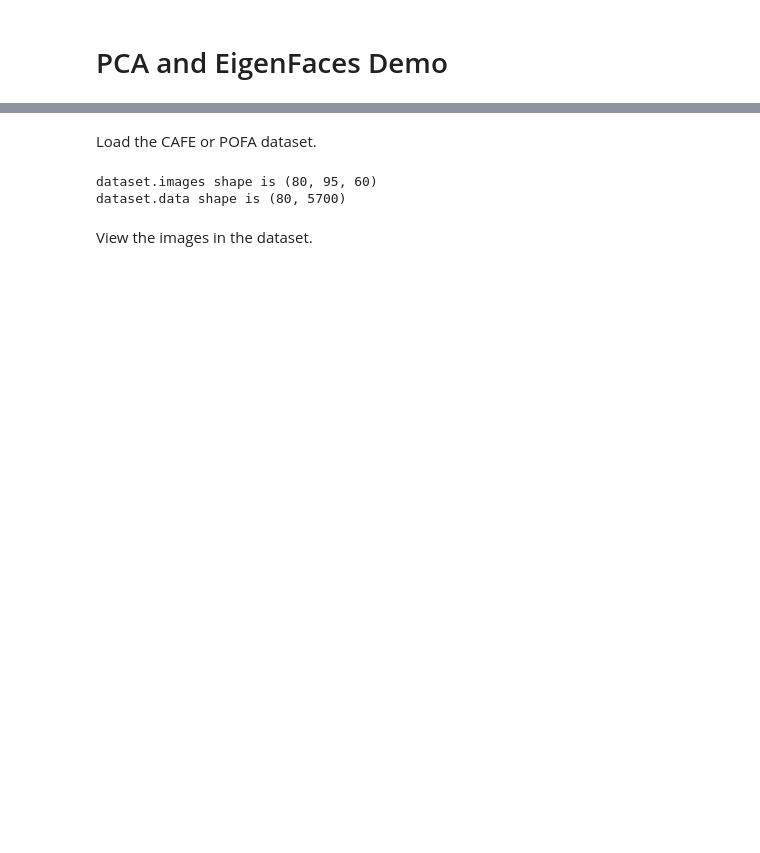
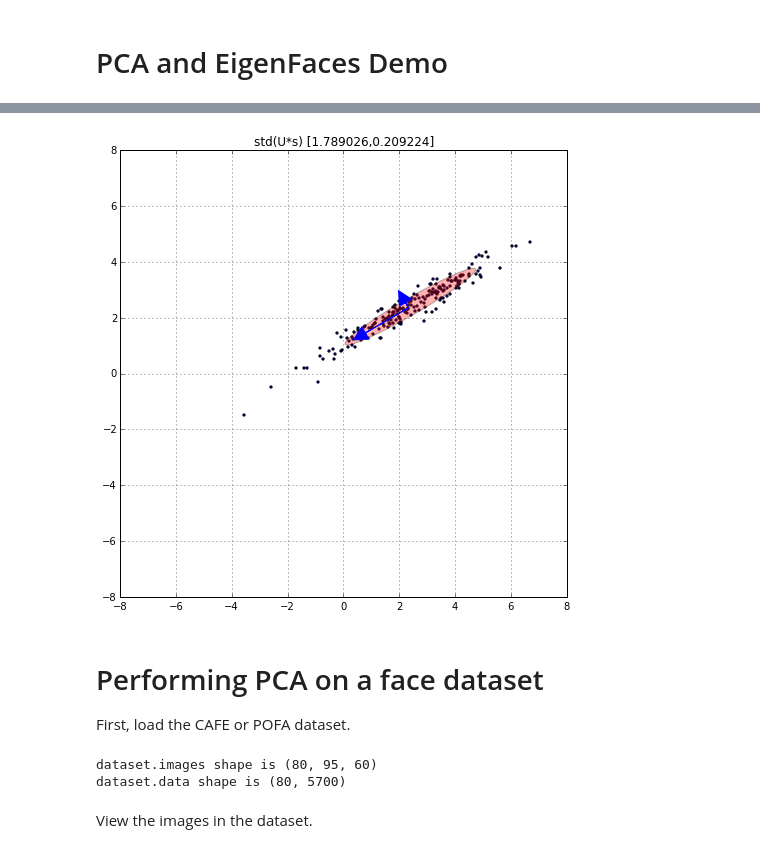
Before and after one commit to guruucsd/EigenfaceDemo, a Jupyter notebook: src/PCA Demo.ipynb, the cells around one changed output, grey strips where cells are left out. Drawn from its saved outputs; the diff is of its cells as text; code cells hidden in the pictures; blank space fills up the shorter version.

```diff
--- a/src/PCA Demo.ipynb
+++ b/src/PCA Demo.ipynb
@@ -15,5 +18,47 @@ from IPython.core.display import clear_output
+# %%
+from numpy.random import standard_normal
+from matplotlib.patches import Ellipse
+from numpy.linalg import svd
+@interact
+def plot_2d_pca(mu_x=FloatSlider(min=-3.0, max=3.0, value=0),
+                mu_y=FloatSlider(min=-3.0, max=3.0, value=0),
+                sigma_x=FloatSlider(min=0.2, max=1.8, value=1.8),
+                sigma_y=FloatSlider(min=0.2, max=1.8, value=0.3),
+                theta=FloatSlider(min=0.0, max=pi, value=pi/6), center=False):
+    mu=array([mu_x, mu_y])
+    sigma=array([sigma_x, sigma_y])
+    R=array([[cos(theta),-sin(theta)],[sin(theta),cos(theta)]])
+    X=dot(standard_normal((1000, 2)) * sigma[newaxis,:],R.T) + mu[newaxis,:]
+
+    # Plot the points and the ellipse
+    fig, ax = plt.subplots(figsize=(8,8))
+    ax.scatter(X[:200,0], X[:200,1], marker='.')
+    ax.grid()
+    M=8.0
+    ax.set_xlim([-M,M])
+    ax.set_ylim([-M,M])
+    e=Ellipse(xy=array([mu_x, mu_y]), width=sigma_x*3, height=sigma_y*3, angle=theta/pi*180,
+              facecolor=[1.0,0,0], alpha=0.3)
+    ax.add_artist(e)
+
+    # Perform PCA and plot the vectors
+    if center:
+        X_mean=X.mean(axis=0,keepdims=True)
+    else:
+        X_mean=zeros((1,2))
+
+    U,s,V =svd(X-X_mean, full_matrices=False)
+    for v in dot(diag(s/sqrt(X.shape[0])),V): # Each eigenvector
+        ax.arrow(X_mean[0,0],X_mean[0,1],-v[0],-v[1],
+                head_width=0.5, head_length=0.5, fc='b', ec='b')
+        Ustd=U.std(axis=0)
+        ax.set_title('std(U*s) [%f,%f]' % (Ustd[0]*s[0],Ustd[1]*s[1]))
+# %% [output]
+[figure, added]
 # %% [markdown]
-Load the CAFE or POFA dataset.
+# Performing PCA on a face dataset
+
+First, load the CAFE or POFA dataset.
 # %%
 import pickle
 dataset=pickle.load(open('cafe.pkl','r')) # or 'pofa.pkl' for POFA
```
Also changed, not shown: parts of 13 cells of this notebook, 4 other files.
